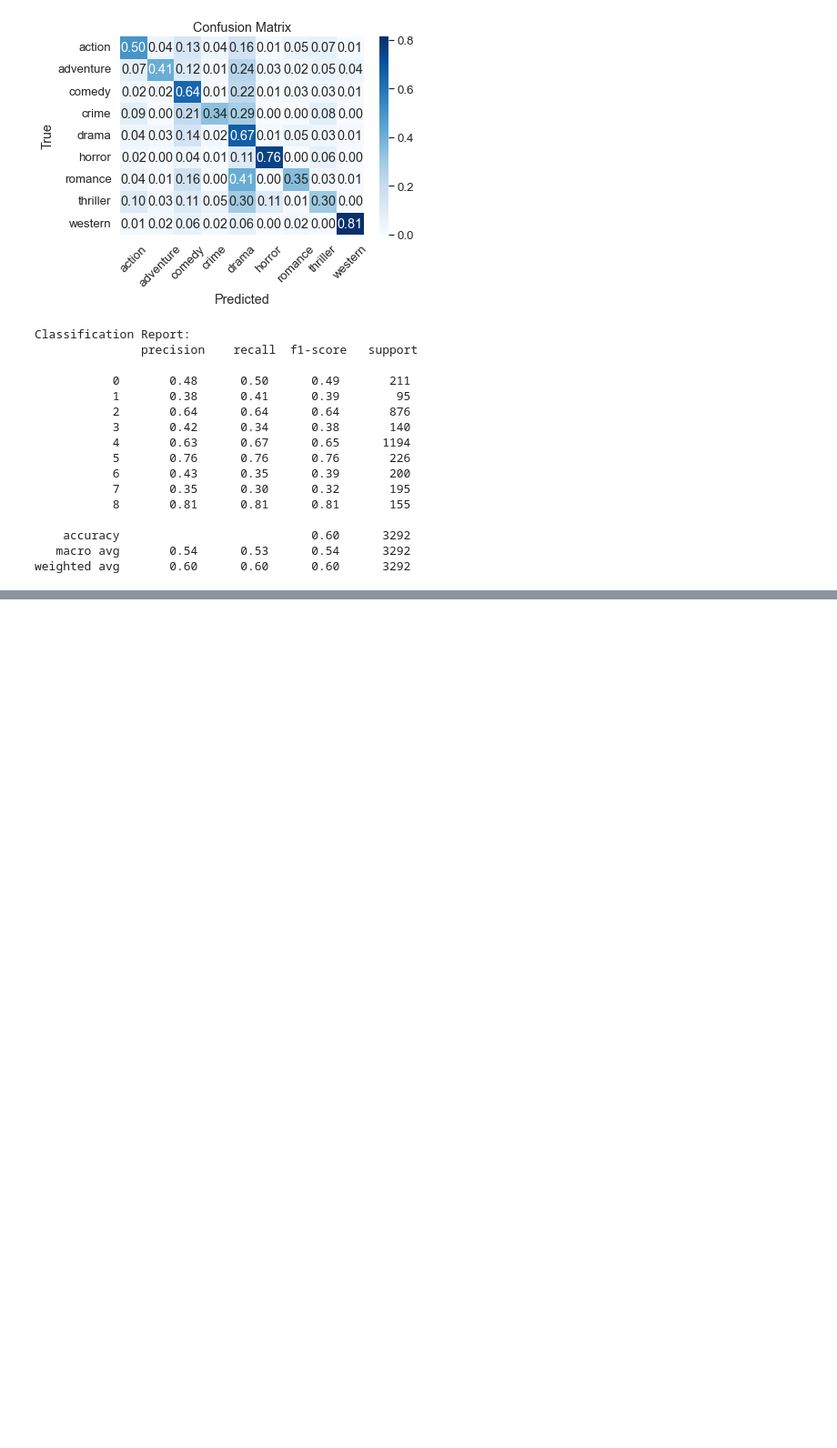
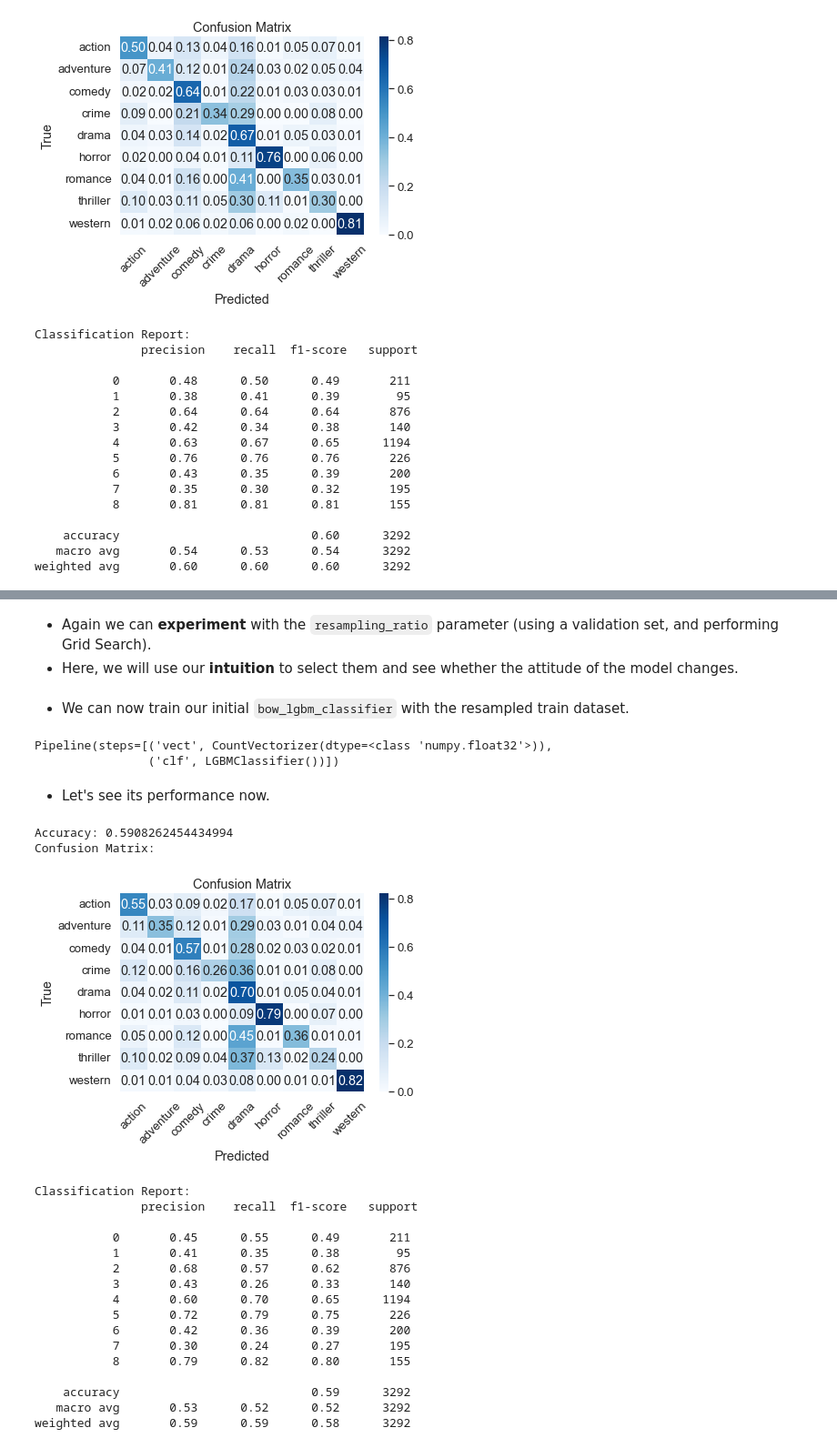
Before and after one commit to giorgossideris/movie_plots_nlp, a Jupyter notebook: genre_classification.ipynb, the cells around one changed output, grey strips where cells are left out. Shown: that part at 91% size. Cells and saved outputs as stored; diff of their text form; code cells hidden in the pictures; blank space fills up the shorter version.

Commit message:
Try handling imbalance by resampling the data
Random oversampling and undersampling were used. Again no improved overall accuracy was noticed.

```diff
--- a/genre_classification.ipynb
+++ b/genre_classification.ipynb
@@ -374,0 +387,6 @@ weighted avg       0.60      0.60      0.60      3292
+# %%
+unique_values, value_counts = np.unique(y_train, return_counts=True)
+for value, count in zip(unique_values, value_counts):
+    print(f"{value}: {count}")
+print(f"Maximum is {max(value_counts)}")
+print(f"Minimum is {min(value_counts)}")
@@ -374,0 +412,63 @@ weighted avg       0.60      0.60      0.60      3292
+# %%
+def generate_sampling_strategy(resampling_ratio, classes):
+    samp_strat_dict = dict()
+    value_counts_dict = dict(zip(unique_values, value_counts))
+    for cl in classes:
+        samp_strat_dict[cl] = int(value_counts_dict[cl] * resampling_ratio)
+    return samp_strat_dict
+# %% [markdown]
+* Again we can **experiment** with the <code>resampling_ratio</code> parameter (using a validation set, and performing Grid Search).
+* Here, we will use our **intuition** to select them and see whether the attitude of the model changes.
+# %%
+# select the majority and minority classes
+maj_classes, min_classes = [2, 4], [0, 1, 3, 5, 6, 7, 8]
+# choose the undersampling and oversampling ratios
+undersampling_ratio, oversampling_ratio = 0.7, 3
+
+#generate the sampling_strategy dictionaries
+undersampling_strategy = generate_sampling_strategy(undersampling_ratio, maj_classes)
+oversampling_strategy = generate_sampling_strategy(oversampling_ratio, min_classes)
+
+# create the RandomUnderSampler and RandomOverSampler objects
+undersampler = RandomUnderSampler(sampling_strategy=undersampling_strategy, random_state=1)
+oversampler = RandomOverSampler(sampling_strategy=oversampling_strategy, random_state=1)
+
+# resample the data, first undersample the majority classes and then oversample the minority classes
+# (reshaping because a 2D array is expected by the fit_resample method as first argument)
+X_train_resampled, y_train_resampled = undersampler.fit_resample(X_train.reshape(-1, 1), y_train)
+X_train_resampled, y_train_resampled = oversampler.fit_resample(X_train_resampled.reshape(-1, 1), y_train_resampled)
+
+# ravel to prepare X_train_resapmled to be used as argument for the fit method
+X_train_resampled = X_train_resampled.ravel()
+# %% [markdown]
+* We can now train our initial <code>bow_lgbm_classifier</code> with the resampled train dataset.
+# %%
+bow_lgbm_classifier.fit(X_train_resampled, y_train_resampled)
+# %% [output]
+Pipeline(steps=[('vect', CountVectorizer(dtype=<class 'numpy.float32'>)),
+                ('clf', LGBMClassifier())])
+# %% [markdown]
+* Let's see its performance now.
+# %%
+y_pred = bow_lgbm_classifier.predict(X_test)
+print_performance_metrics(y_test, y_pred, label_encoding.values())
+# %% [output]
+Accuracy: 0.5908262454434994
+Confusion Matrix:
+[figure, added]
+Classification Report:
+               precision    recall  f1-score   support
+
+           0       0.45      0.55      0.49       211
+           1       0.41      0.35      0.38        95
+           2       0.68      0.57      0.62       876
+           3       0.43      0.26      0.33       140
+           4       0.60      0.70      0.65      1194
+           5       0.72      0.79      0.75       226
+           6       0.42      0.36      0.39       200
+           7       0.30      0.24      0.27       195
+           8       0.79      0.82      0.80       155
+
+    accuracy                           0.59      3292
+   macro avg       0.53      0.52      0.52      3292
+weighted avg       0.59      0.59      0.58      3292
```
Also changed, not shown: parts of 7 cells of this notebook.
